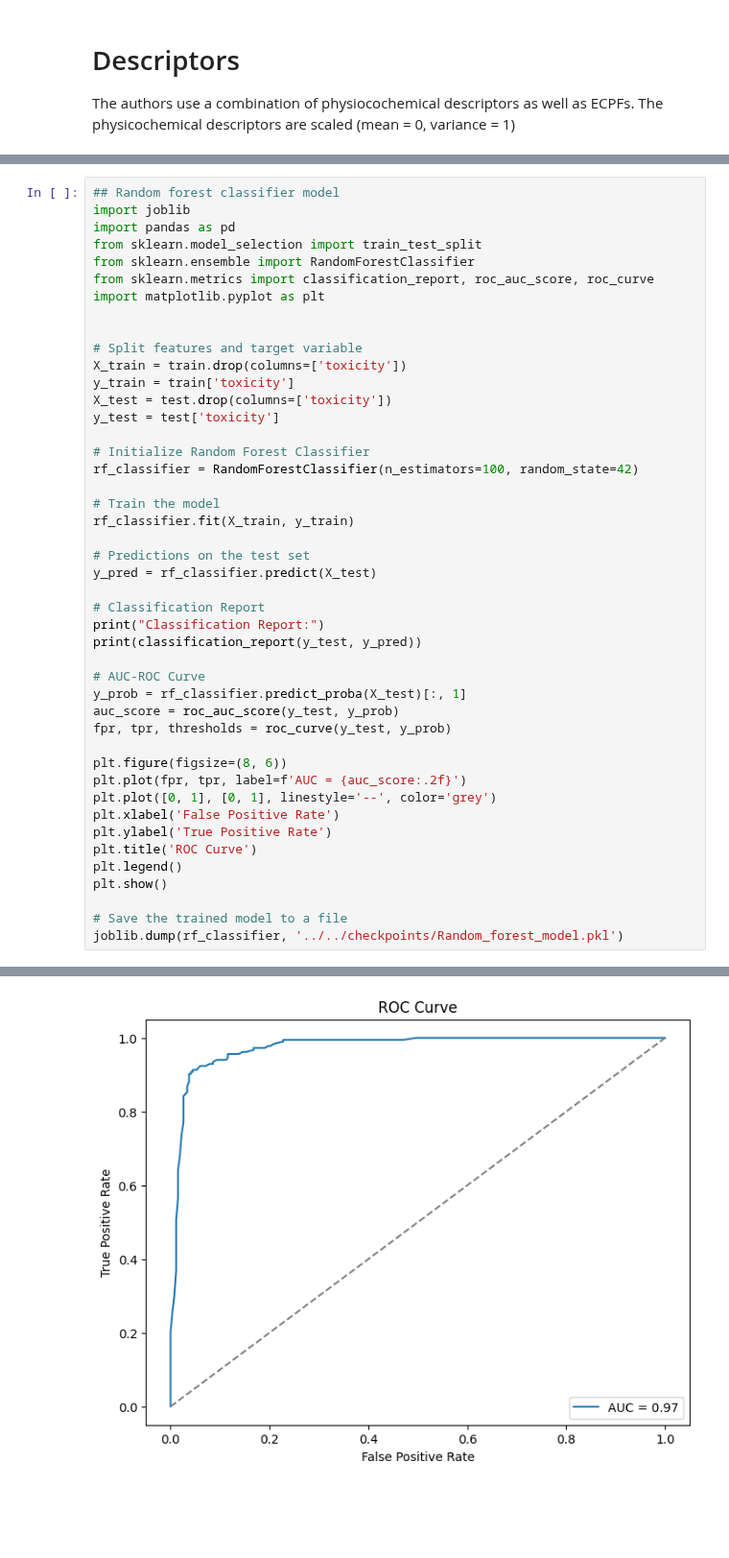
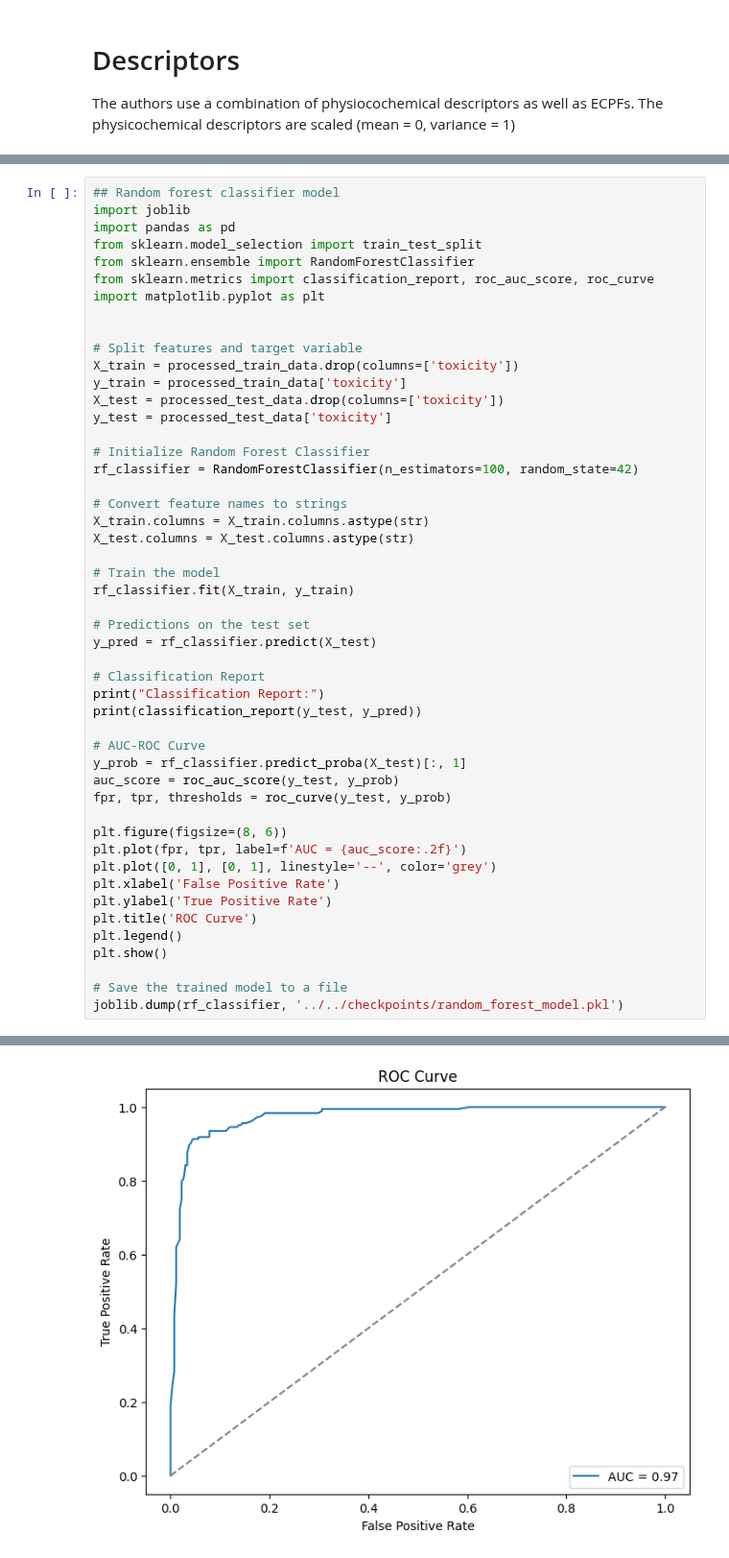
Before and after one commit to ersilia-os/eos21q7, a Jupyter notebook: model/framework/code/01_model_training.ipynb, the cells around one changed output, grey strips where cells are left out. Shown at 96% size. Drawn from its saved outputs; the diff is of its cells as text; blank space fills up the shorter version.

```diff
--- a/model/framework/code/01_model_training.ipynb
+++ b/model/framework/code/01_model_training.ipynb
@@ -104,13 +183,17 @@ import matplotlib.pyplot as plt
 
 
 # Split features and target variable
-X_train = train.drop(columns=['toxicity'])
-y_train = train['toxicity']
-X_test = test.drop(columns=['toxicity'])
-y_test = test['toxicity']
+X_train = processed_train_data.drop(columns=['toxicity'])
+y_train = processed_train_data['toxicity']
+X_test = processed_test_data.drop(columns=['toxicity'])
+y_test = processed_test_data['toxicity']
 
 # Initialize Random Forest Classifier
 rf_classifier = RandomForestClassifier(n_estimators=100, random_state=42)
+
+# Convert feature names to strings
+X_train.columns = X_train.columns.astype(str)
+X_test.columns = X_test.columns.astype(str)
 
 # Train the model
 rf_classifier.fit(X_train, y_train)
@@ -137,7 +220,7 @@ plt.legend()
 plt.show()
 
 # Save the trained model to a file
-joblib.dump(rf_classifier, '../../checkpoints/Random_forest_model.pkl')
+joblib.dump(rf_classifier, '../../checkpoints/random_forest_model.pkl')
 # %% [output]
 Classification Report:
               precision    recall  f1-score   support
@@ -151 +234 @@ weighted avg       0.91      0.91      0.91       452
-[figure, old version]
+[figure, new version]
```
Also changed, not shown: parts of 10 cells of this notebook, 5 other files.
